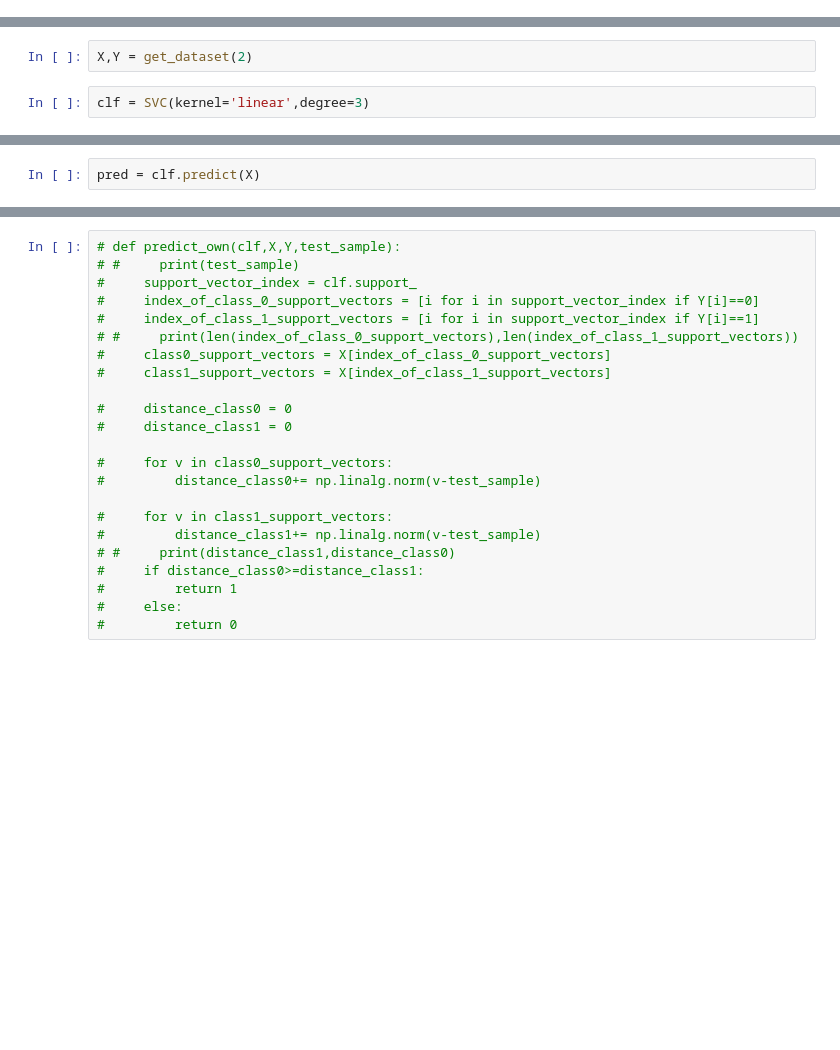
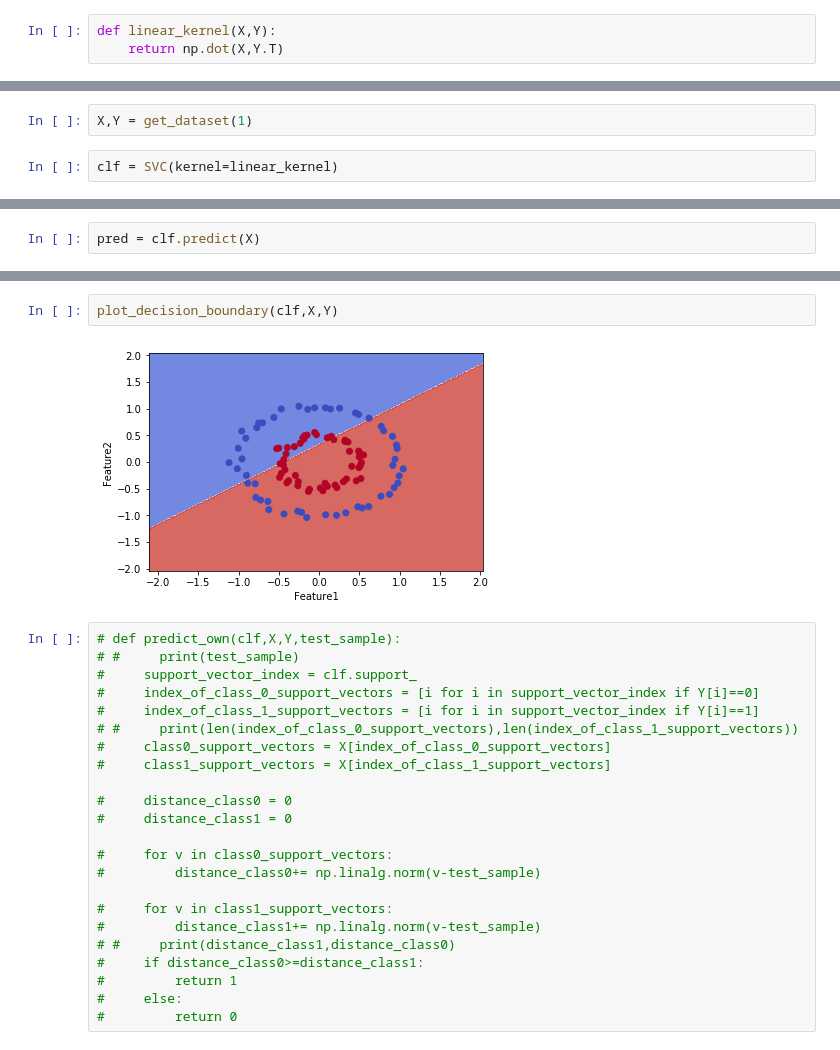
Before and after one commit to Hitkul/ML_course_IIITD, a Jupyter notebook: Assignment 2/Assignment_2.ipynb, the cells around one changed output, grey strips where cells are left out. Drawn from its saved outputs; the diff is of its cells as text; blank space fills up the shorter version.

```diff
--- a/Assignment 2/Assignment_2.ipynb
+++ b/Assignment 2/Assignment_2.ipynb
@@ -79,3 +79,6 @@ Classes and respective number of samples
 - **Noise** = Their is noise in dataset. The sepration between both dataset is almost missing.
 # %% [markdown]
 ## Part (ii)
+# %%
+def linear_kernel(X,Y):
+    return np.dot(X,Y.T)
@@ -95,7 +117,7 @@ plt.show()
 # %%
-X,Y = get_dataset(2)
+X,Y = get_dataset(1)
 # %%
-clf = SVC(kernel='linear',degree=3)
+clf = SVC(kernel=linear_kernel)
 # %%
 clf.fit(X,Y)
 # %% [output]
@@ -118,3 +135,7 @@ h = .02
+# %%
+plot_decision_boundary(clf,X,Y)
+# %% [output]
+[figure, added]
 # %%
 # def predict_own(clf,X,Y,test_sample):
 # #     print(test_sample)
```
Also changed, not shown: parts of 9 cells of this notebook.
